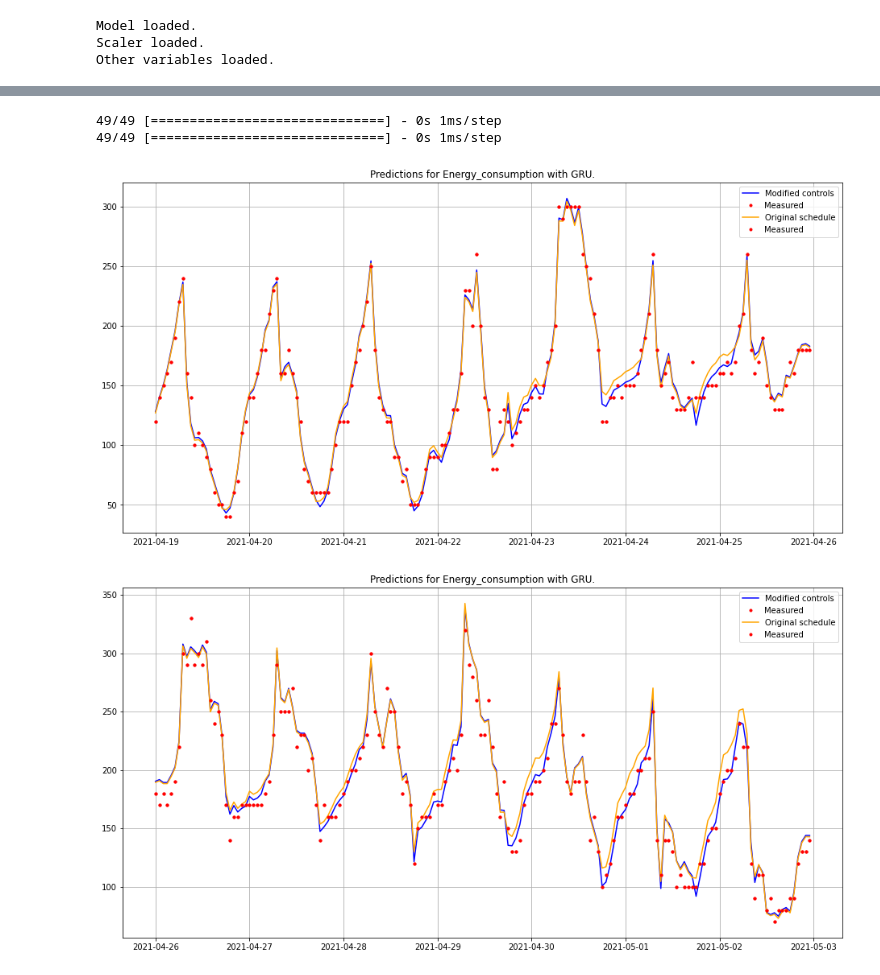
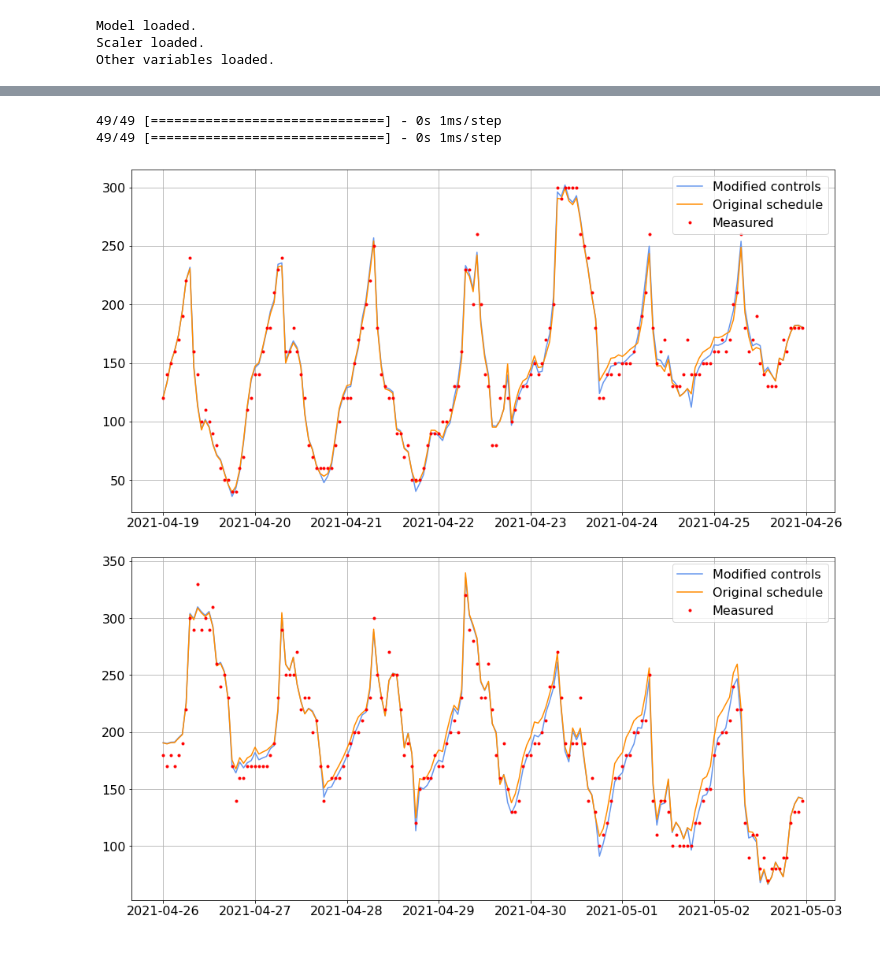
Before and after one commit to hamk-uas/HAMK_Smart_City, a Jupyter notebook: Scenario testing.ipynb, the cells around one changed output, grey strips where cells are left out. Drawn from its saved outputs; the diff is of its cells as text; code cells hidden in the pictures.

Commit message:
better plots

```diff
--- a/Scenario testing.ipynb
+++ b/Scenario testing.ipynb
@@ -78,20 +63,30 @@ Name: Unnamed: 0, Length: 168, dtype: datetime64[ns, UTC]
 # %%
 preds, y_scenario = hvac_model.inv_target(x_train, hvac_model.model.predict(x_train), y_train)
 preds_offsets_removed, y_offsets_removed = hvac_model.inv_target(x_train_offsets_removed, hvac_model.model.predict(x_train_offsets_removed), y_train_offsets_removed)
+
+plt.rcParams.update({'font.size': 16})
+
+start = 1597-376-12
+
 plt.figure(figsize=(16, 8))
-start = 1597-376-12
-hvac_model.plot_preds(pred_dates_train[start:start+24*7], preds[start:start+24*7], y_scenario[start:start+24*7], "blue", "Modified controls")
-hvac_model.plot_preds(pred_dates_train[start:start+24*7], preds_offsets_removed[start:start+24*7], y_offsets_removed[start:start+24*7], "orange", "Original schedule")
+plt.plot(pred_dates_train[start:start+24*7], preds[start:start+24*7], label="Modified controls", color="cornflowerblue", marker="")
+plt.plot(pred_dates_train[start:start+24*7], preds_offsets_removed[start:start+24*7], label="Original schedule", color="darkorange", marker="")
+plt.plot(pred_dates_train[start:start+24*7], y_scenario[start:start+24*7], label="Measured", color="red", marker=".", linestyle="")
+plt.legend()
 plt.grid(True)
 plt.show()
+
+start = 1597-376-12 + 24*7
+
 plt.figure(figsize=(16, 8))
-start = 1597-376-12 + 24*7
-hvac_model.plot_preds(pred_dates_train[start:start+24*7], preds[start:start+24*7], y_scenario[start:start+24*7], "blue", "Modified controls")
-hvac_model.plot_preds(pred_dates_train[start:start+24*7], preds_offsets_removed[start:start+24*7], y_offsets_removed[start:start+24*7], "orange", "Original schedule")
+plt.plot(pred_dates_train[start:start+24*7], preds[start:start+24*7], label="Modified controls", color="cornflowerblue", marker="")
+plt.plot(pred_dates_train[start:start+24*7], preds_offsets_removed[start:start+24*7], label="Original schedule", color="darkorange", marker="")
+plt.plot(pred_dates_train[start:start+24*7], y_scenario[start:start+24*7], label="Measured", color="red", marker=".", linestyle="")
+plt.legend()
 plt.grid(True)
 plt.show()
 # %% [output]
 49/49 [==============================] - 0s 1ms/step
 49/49 [==============================] - 0s 1ms/step
-[figure, old version]
+[figure, new version]
-[figure, old version]
+[figure, new version]
```
Also changed, not shown: parts of 2 cells of this notebook, 2 other files.
